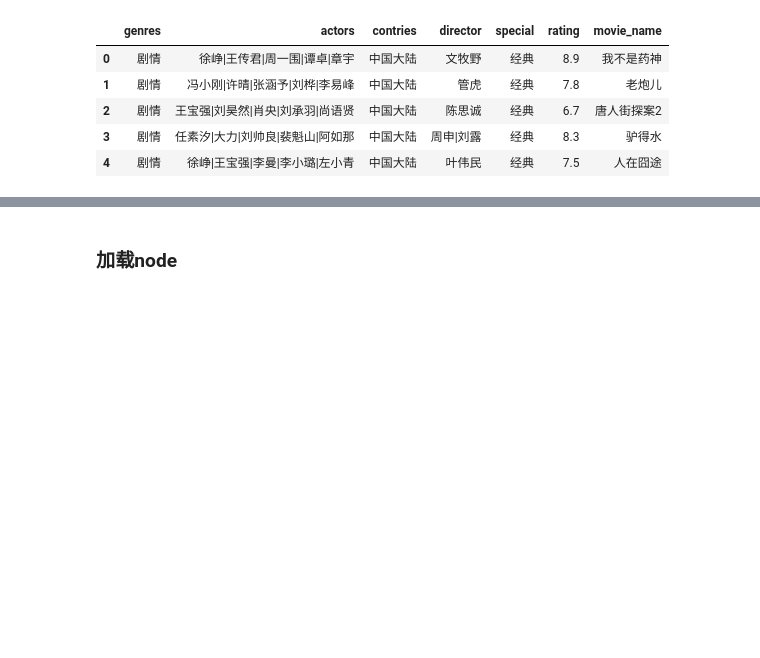
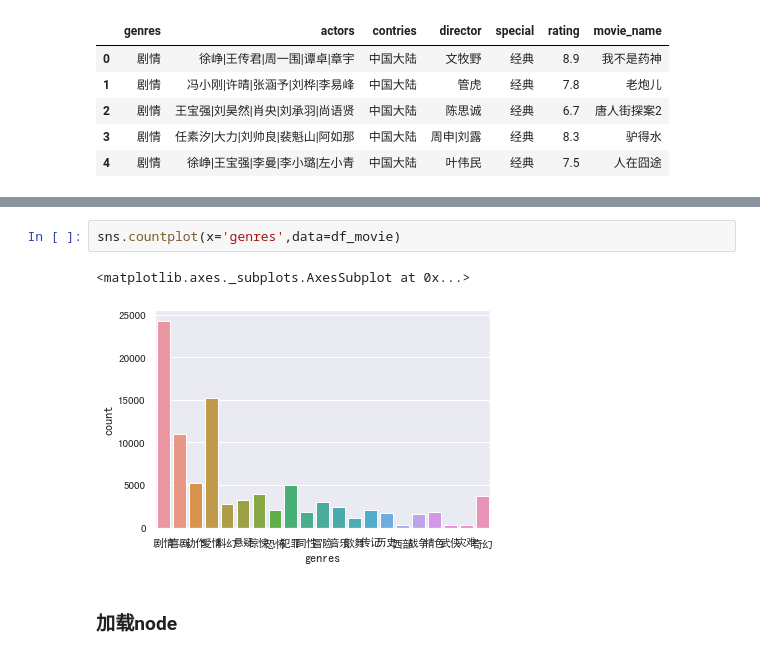
Before and after one commit to ljt270864457/douban_recommend, a Jupyter notebook: notebook/1.etl.ipynb, the cells around one changed output, grey strips where cells are left out. Cells and saved outputs as stored; diff of their text form; blank space fills up the shorter version.

```diff
--- a/notebook/1.etl.ipynb
+++ b/notebook/1.etl.ipynb
@@ -38,3 +93,8 @@ df_movie.head()
+# %%
+sns.countplot(x='genres',data=df_movie)
+# %% [output]
+<matplotlib.axes._subplots.AxesSubplot at 0x...>
+[figure, added]
 # %% [markdown]
 ### 加载node
 # %%
```
Also changed, not shown: parts of 19 cells of this notebook, 3 other files.
